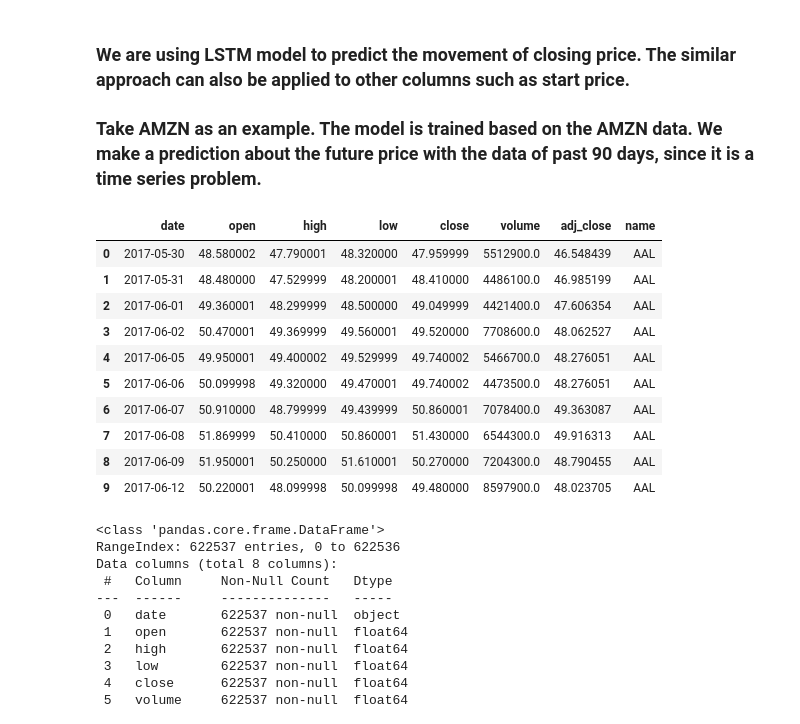
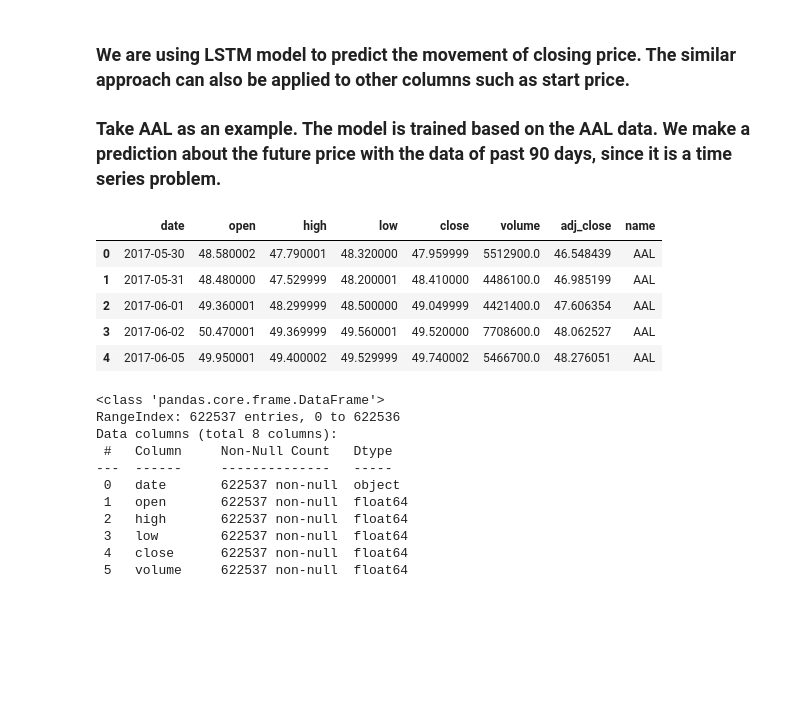
Before and after one commit to henrywan1920/StockPricePrediction, a Jupyter notebook: lstm_stock_priceprediction.ipynb, the cells around one changed output. Saved outputs shown, nothing was run; the diff lists cells and outputs as text; code cells hidden in the pictures; blank space fills up the shorter version.

```diff
--- a/lstm_stock_priceprediction.ipynb
+++ b/lstm_stock_priceprediction.ipynb
@@ -1,25 +1,20 @@
 # %% [markdown]
 ### We are using LSTM model to predict the movement of closing price. The similar approach can also be applied to other columns such as start price.
-### Take AMZN as an example. The model is trained based on the AMZN data. We make a prediction about the future price with the data of past 90 days, since it is a time series problem.
+### Take AAL as an example. The model is trained based on the AAL data. We make a prediction about the future price with the data of past 90 days, since it is a time series problem.
 # %%
 import numpy as np
 import pandas as pd
 import matplotlib.pyplot as plt
 # %%
 df = pd.read_csv('stocks_in_recent_5_years.csv')
-df.head(10)
+df.head()
 # %% [output]
 |  | date | open | high | low | close | volume | adj_close | name |
 | 0 | 2017-05-30 | 48.580002 | 47.790001 | 48.320000 | 47.959999 | 5512900.0 | 46.548439 | AAL |
 | 1 | 2017-05-31 | 48.480000 | 47.529999 | 48.200001 | 48.410000 | 4486100.0 | 46.985199 | AAL |
 | 2 | 2017-06-01 | 49.360001 | 48.299999 | 48.500000 | 49.049999 | 4421400.0 | 47.606354 | AAL |
 | 3 | 2017-06-02 | 50.470001 | 49.369999 | 49.560001 | 49.520000 | 7708600.0 | 48.062527 | AAL |
 | 4 | 2017-06-05 | 49.950001 | 49.400002 | 49.529999 | 49.740002 | 5466700.0 | 48.276051 | AAL |
-| 5 | 2017-06-06 | 50.099998 | 49.320000 | 49.470001 | 49.740002 | 4473500.0 | 48.276051 | AAL |
-| 6 | 2017-06-07 | 50.910000 | 48.799999 | 49.439999 | 50.860001 | 7078400.0 | 49.363087 | AAL |
-| 7 | 2017-06-08 | 51.869999 | 50.410000 | 50.860001 | 51.430000 | 6544300.0 | 49.916313 | AAL |
-| 8 | 2017-06-09 | 51.950001 | 50.250000 | 51.610001 | 50.270000 | 7204300.0 | 48.790455 | AAL |
-| 9 | 2017-06-12 | 50.220001 | 48.099998 | 50.099998 | 49.480000 | 8597900.0 | 48.023705 | AAL |
 # %%
 df.info()
 # %% [output]
```
Also changed, not shown: parts of 22 cells of this notebook.
